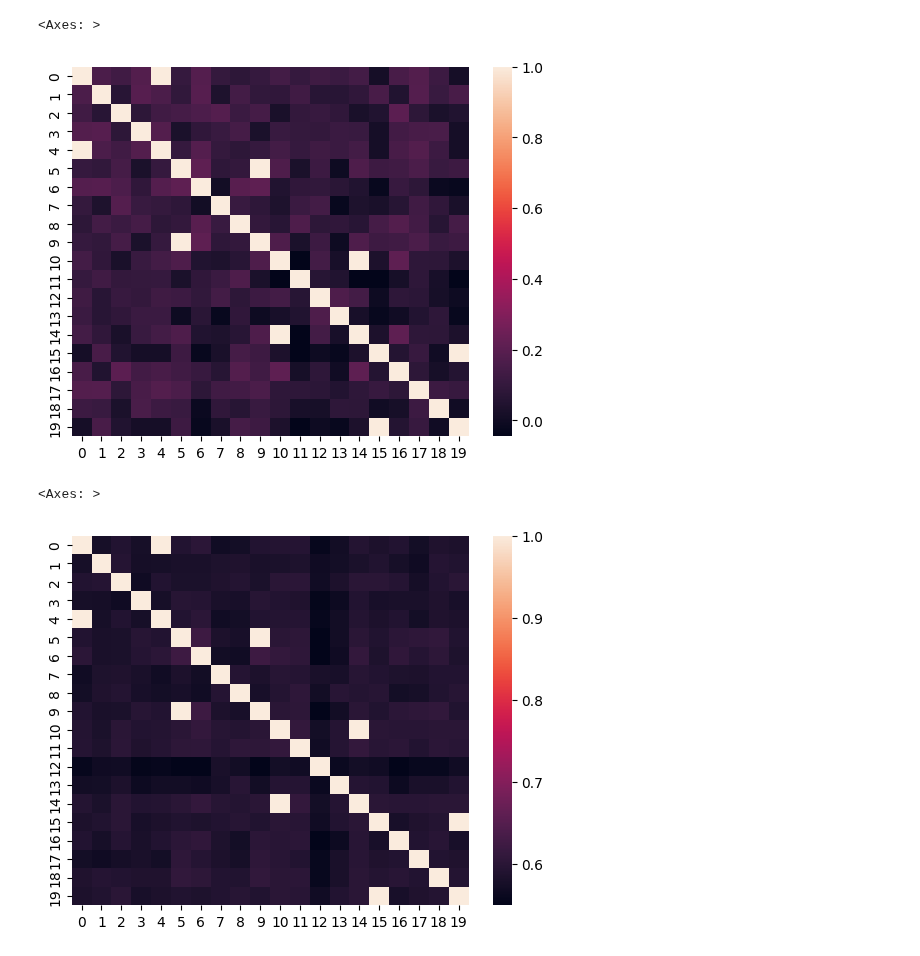
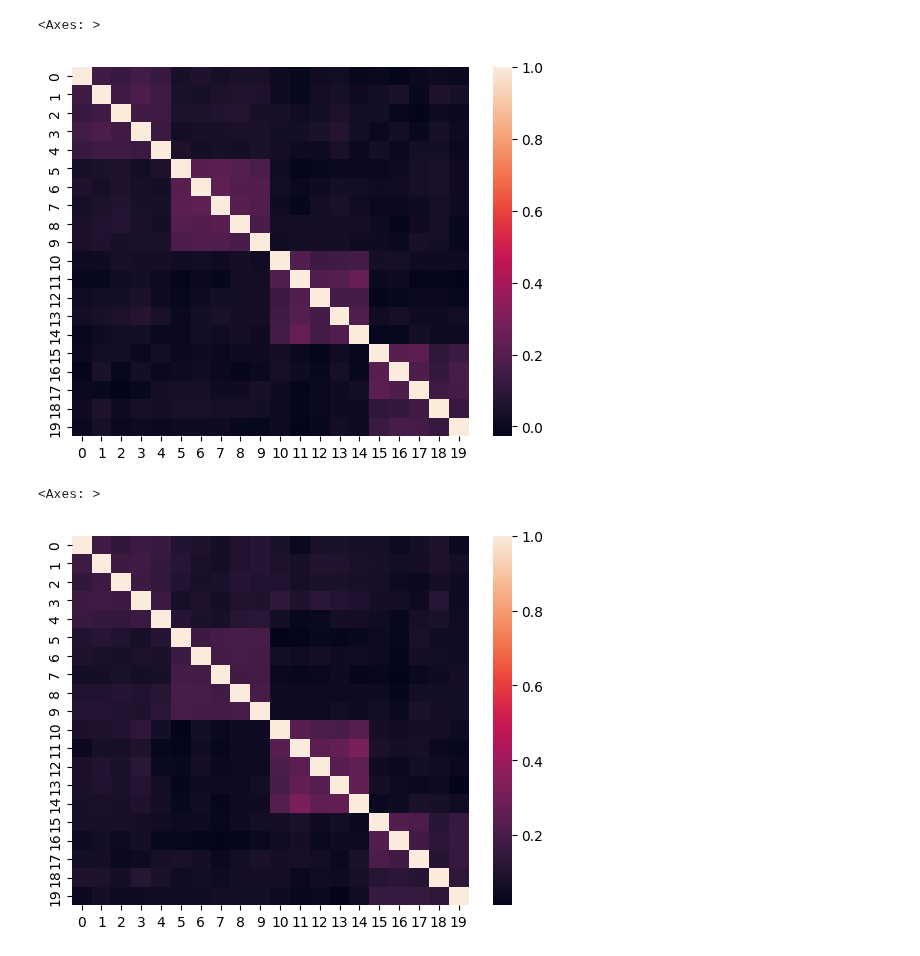
Before and after one commit to GabrielTalasso/FT_LLM_FL, a Jupyter notebook: evaluations_agnews.ipynb, the cells around one changed output. Saved outputs shown, nothing was run; the diff lists cells and outputs as text; code cells hidden in the pictures.

```diff
--- a/evaluations_agnews.ipynb
+++ b/evaluations_agnews.ipynb
@@ -271,8 +130,17 @@ eval
+# %%
+from federated_learning.fed_global import calculate_similarity
+import numpy as np
+import seaborn as sns
+
+path = 'output_agnews/ag_news_400000_clustered_c20s2_i10_b16a1_l512_r8a16_20241118165343'
+
+sim = calculate_similarity(path = path,
+                            n_clients = 20,
+                            round = 50,
+                            layer = 'all')
 # %%
-patg_sim_matrx = 'output_agnews/ag_news_400000_clustered_c20s2_i10_b16a1_l512_r8a16_20241101081201/similarity_B_round50.npy'
-
-sim_matrix = np.load(patg_sim_matrx)
+sim_matrix = np.load(path + '/similarity_B_round50.npy')
 sns.heatmap(sim_matrix)
 # %% [output]
 <Axes: >
-[figure, old version]
+[figure, new version]
@@ -290,6 +147,6 @@ sim = calculate_similarity(path = path,
 # %%
-sim_matrix = np.load(path + '/similarity_B_round2.npy')
+sim_matrix = np.load(path + '/similarity_A_round50.npy')
 sns.heatmap(sim_matrix)
 # %% [output]
 <Axes: >
-[figure, old version]
+[figure, new version]
```
Also changed, not shown: parts of 14 cells of this notebook, 4 other files.
